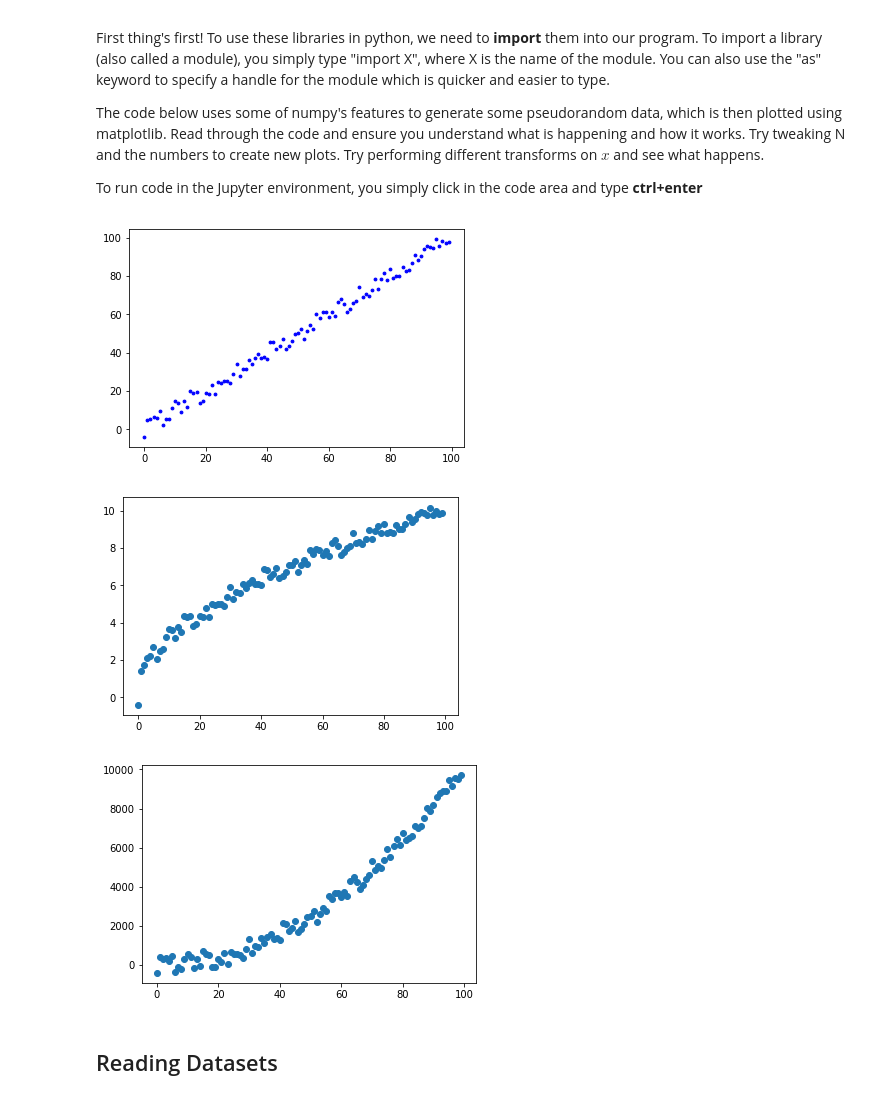
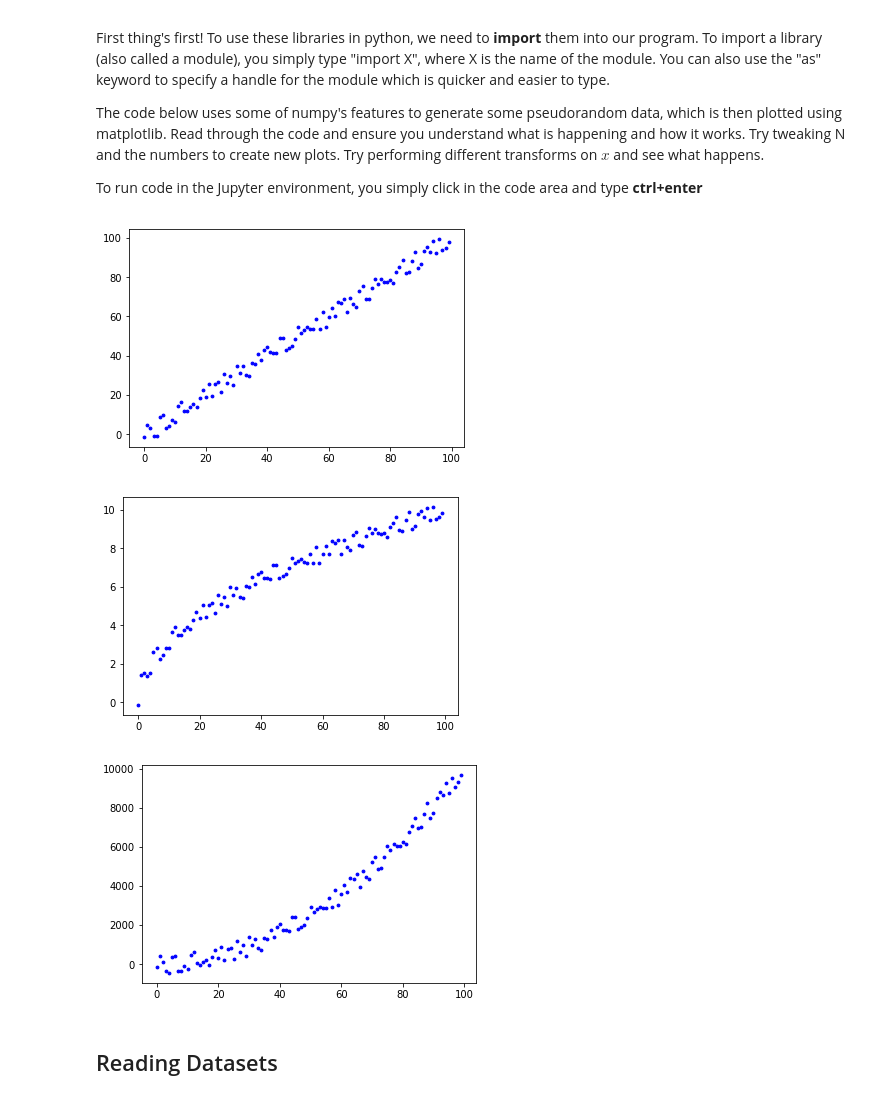
Before and after one commit to seanyexx/COMP9417-tutorial, a Jupyter notebook: lab1_ans.ipynb, the cells around one changed output. Drawn from its saved outputs; the diff is of its cells as text; code cells hidden in the pictures.

```diff
--- a/lab1_ans.ipynb
+++ b/lab1_ans.ipynb
@@ -24,25 +24,29 @@ To run code in the Jupyter environment, you simply click in the code area and ty
 # %%
 %matplotlib inline
 import matplotlib.pyplot as plt
 import seaborn as sns
 import pandas as pd
 import numpy as np
+import sklearn as skl
 N = 100
 data_x = np.arange(N) # Generate an array with values from 0 to N
 rdm = (np.random.rand(N)-0.5) # Random noise generator. rand(N) returns N random numbers between 0 and 1
+
 data_y1 = data_x + rdm*10  # Linear wrt x, with noise
-data_y2 = np.sqrt(data_x) + rdm # Square root of x, with noise
-data_y3 = data_x**2 + rdm*1000 # x squared, with noise
 plt.scatter(data_x,data_y1,color='blue',s=8) # Scatter plot; color parameter is optional
 plt.show()
-plt.scatter(data_x,data_y2) # Scatter plot for sqrt
+
+data_y2 = np.sqrt(data_x) + rdm # Square root of x, with noise
+plt.scatter(data_x,data_y2,color='blue',s=8) # Scatter plot for sqrt
 plt.show()
-plt.scatter(data_x,data_y3) # Scatter plot for sqrt
+
+data_y3 = data_x**2 + rdm*1000 # x squared, with noise
+plt.scatter(data_x,data_y3,color='blue',s=8) # Scatter plot for sqrt
 plt.show()
 # %% [output]
-[figure, old version]
+[figure, new version]
-[figure, old version]
+[figure, new version]
-[figure, old version]
+[figure, new version]
 # %% [markdown]
 ## Reading Datasets
 # %% [markdown]
```
Also changed, not shown: parts of 3 cells of this notebook.
